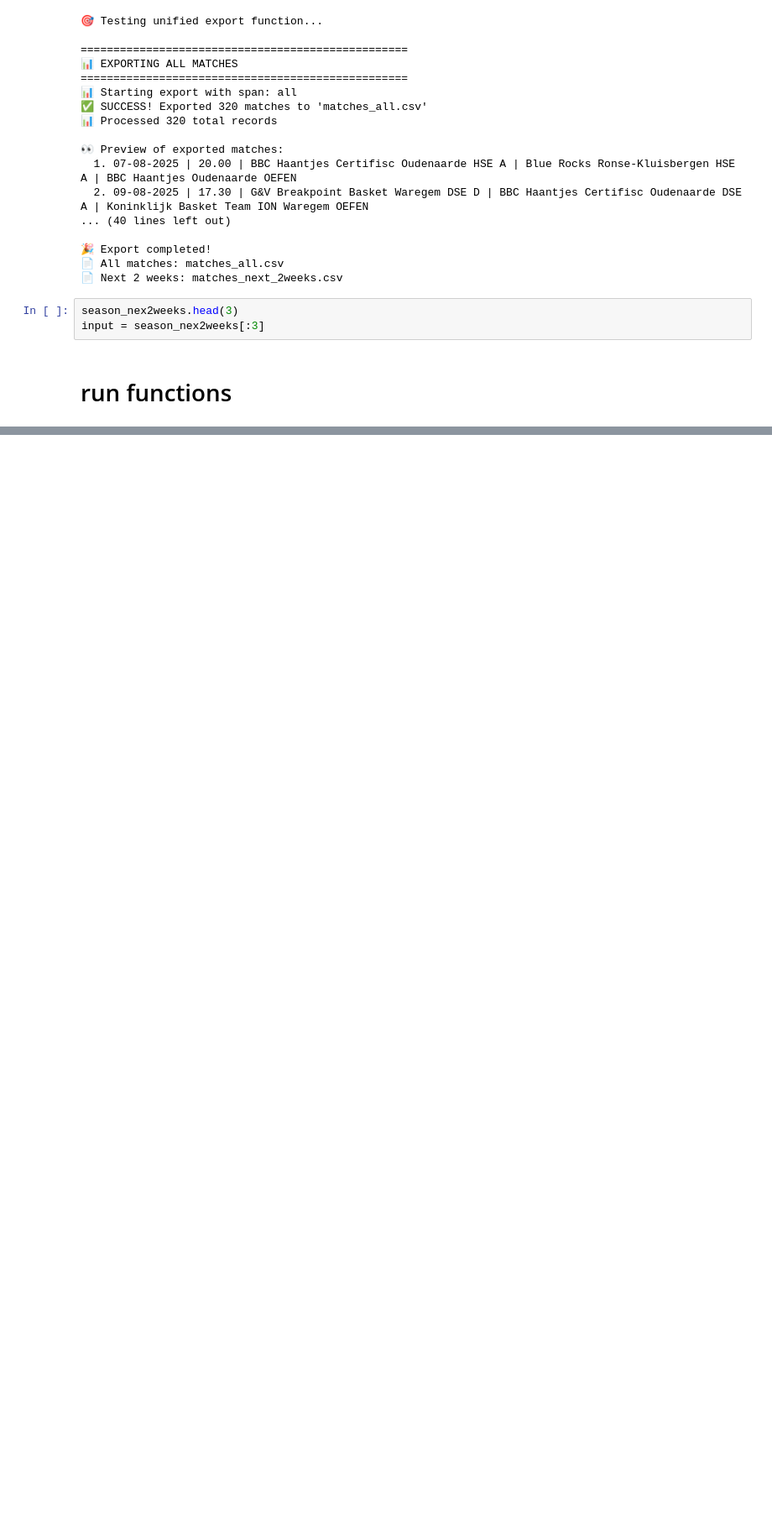
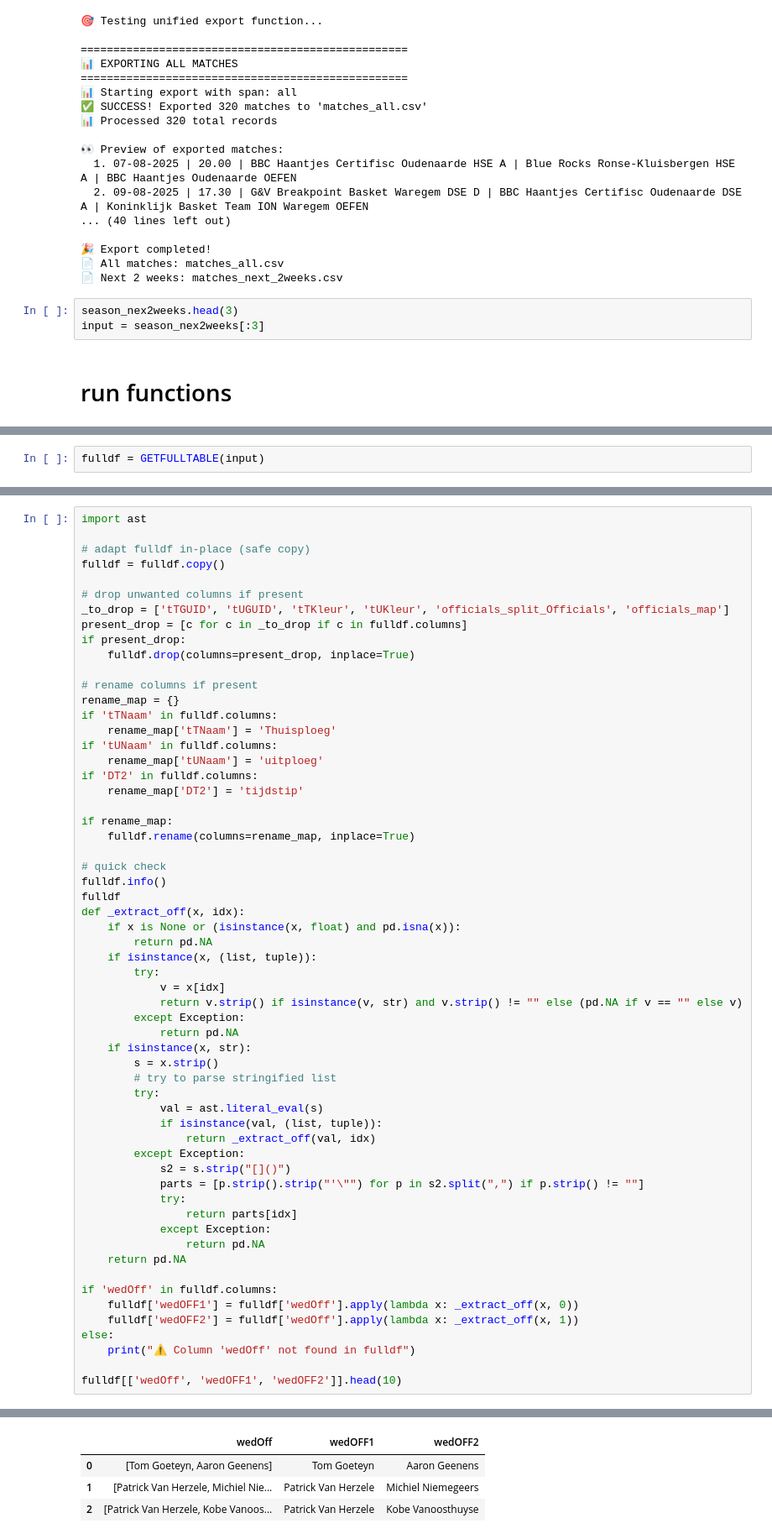
Before and after one commit to stijnhuysman/HAANTJES, a Jupyter notebook: HAAH copy.ipynb, the cells around one changed output, grey strips where cells are left out. Shown at 84% size. Drawn from its saved outputs; the diff is of its cells as text; blank space fills up the shorter version.

```diff
--- a/HAAH copy.ipynb
+++ b/HAAH copy.ipynb
@@ -704,0 +678,2 @@ GETFULLTABLE(input)
+# %%
+fulldf = GETFULLTABLE(input)
@@ -704,0 +698,60 @@ GETFULLTABLE(input)
+# %%
+import ast
+
+# adapt fulldf in-place (safe copy)
+fulldf = fulldf.copy()
+
+# drop unwanted columns if present
+_to_drop = ['tTGUID', 'tUGUID', 'tTKleur', 'tUKleur', 'officials_split_Officials', 'officials_map']
+present_drop = [c for c in _to_drop if c in fulldf.columns]
+if present_drop:
+    fulldf.drop(columns=present_drop, inplace=True)
+
+# rename columns if present
+rename_map = {}
+if 'tTNaam' in fulldf.columns:
+    rename_map['tTNaam'] = 'Thuisploeg'
+if 'tUNaam' in fulldf.columns:
+    rename_map['tUNaam'] = 'uitploeg'
+if 'DT2' in fulldf.columns:
+    rename_map['DT2'] = 'tijdstip'
+
+if rename_map:
+    fulldf.rename(columns=rename_map, inplace=True)
+
+# quick check
+fulldf.info()
+fulldf
+def _extract_off(x, idx):
+    if x is None or (isinstance(x, float) and pd.isna(x)):
+        return pd.NA
+    if isinstance(x, (list, tuple)):
+        try:
+            v = x[idx]
+            return v.strip() if isinstance(v, str) and v.strip() != "" else (pd.NA if v == "" else v)
+        except Exception:
+            return pd.NA
+    if isinstance(x, str):
+        s = x.strip()
+        # try to parse stringified list
+        try:
+            val = ast.literal_eval(s)
+            if isinstance(val, (list, tuple)):
+                return _extract_off(val, idx)
+        except Exception:
+            s2 = s.strip("[]()")
+            parts = [p.strip().strip("'\"") for p in s2.split(",") if p.strip() != ""]
+            try:
+                return parts[idx]
+            except Exception:
+                return pd.NA
+    return pd.NA
+
+if 'wedOff' in fulldf.columns:
+    fulldf['wedOFF1'] = fulldf['wedOff'].apply(lambda x: _extract_off(x, 0))
+    fulldf['wedOFF2'] = fulldf['wedOff'].apply(lambda x: _extract_off(x, 1))
+else:
+    print("⚠️ Column 'wedOff' not found in fulldf")
+
+fulldf[['wedOff', 'wedOFF1', 'wedOFF2']].head(10)
+# %% [output]
@@ -704,0 +775,4 @@ GETFULLTABLE(input)
+|  | wedOff | wedOFF1 | wedOFF2 |
+| 0 | [Tom Goeteyn, Aaron Geenens] | Tom Goeteyn | Aaron Geenens |
+| 1 | [Patrick Van Herzele, Michiel Nie... | Patrick Van Herzele | Michiel Niemegeers |
+| 2 | [Patrick Van Herzele, Kobe Vanoos... | Patrick Van Herzele | Kobe Vanoosthuyse |
```
Also changed, not shown: parts of 5 cells of this notebook.
